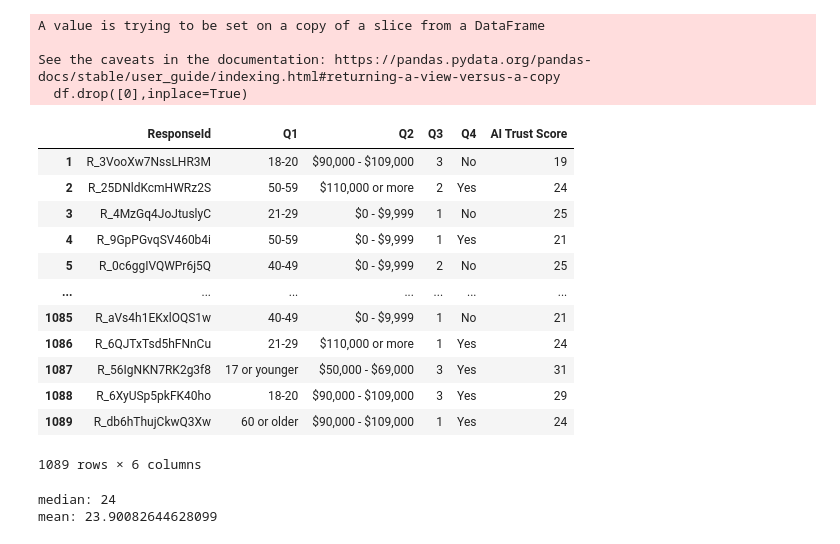
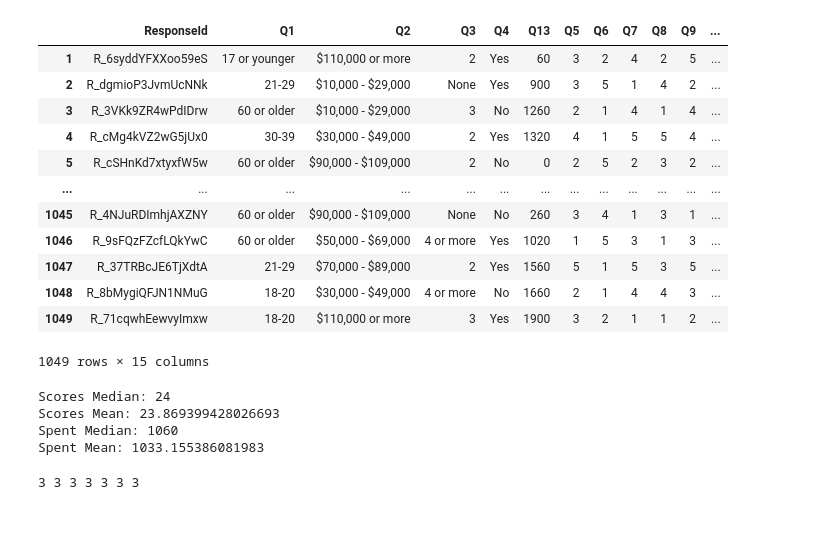
Before and after one commit to jacneeley/Customer_Trust_AI, a Jupyter notebook: data_analysis.ipynb, the cells around one changed output. Cells and saved outputs as stored; diff of their text form; code cells hidden in the pictures.

```diff
--- a/data_analysis.ipynb
+++ b/data_analysis.ipynb
@@ -23,39 +23,44 @@ df
 # %%
 #potential retained customers - customers that would make another purchase soon.
 
-
-final_cols = ['ResponseId','Q1','Q2','Q3','Q4','AI Trust Score']
-df = df[df.columns.intersection(final_cols)]
+# final_cols = ['ResponseId','Q1','Q2','Q3','Q4','Q13','AI Trust Score']
+# df = df[df.columns.intersection(final_cols)]
 
 df.reset_index(drop=True,inplace=True)
 
 df.drop([0],inplace=True)
 df
 # %% [output]
+|  | ResponseId | Q1 | Q2 | Q3 | Q4 | Q13 | Q5 | Q6 | Q7 | Q8 | Q9 | ... |
+| 1 | R_6syddYFXXoo59eS | 17 or younger | $110,000 or more | 2 | Yes | 60 | 3 | 2 | 4 | 2 | 5 | ... |
+| 2 | R_dgmioP3JvmUcNNk | 21-29 | $10,000 - $29,000 | None | Yes | 900 | 3 | 5 | 1 | 4 | 2 | ... |
+| 3 | R_3VKk9ZR4wPdIDrw | 60 or older | $10,000 - $29,000 | 3 | No | 1260 | 2 | 1 | 4 | 1 | 4 | ... |
+| 4 | R_cMg4kVZ2wG5jUx0 | 30-39 | $30,000 - $49,000 | 2 | Yes | 1320 | 4 | 1 | 5 | 5 | 4 | ... |
+| 5 | R_cSHnKd7xtyxfW5w | 60 or older | $90,000 - $109,000 | 2 | No | 0 | 2 | 5 | 2 | 3 | 2 | ... |
+| ... | ... | ... | ... | ... | ... | ... | ... | ... | ... | ... | ... | ... |
+| 1045 | R_4NJuRDImhjAXZNY | 60 or older | $90,000 - $109,000 | None | No | 260 | 3 | 4 | 1 | 3 | 1 | ... |
+| 1046 | R_9sFQzFZcfLQkYwC | 60 or older | $50,000 - $69,000 | 4 or more | Yes | 1020 | 1 | 5 | 3 | 1 | 3 | ... |
+| 1047 | R_37TRBcJE6TjXdtA | 21-29 | $70,000 - $89,000 | 2 | Yes | 1560 | 5 | 1 | 5 | 3 | 5 | ... |
+| 1048 | R_8bMygiQFJN1NMuG | 18-20 | $30,000 - $49,000 | 4 or more | No | 1660 | 2 | 1 | 4 | 4 | 3 | ... |
+| 1049 | R_71cqwhEewvyImxw | 18-20 | $110,000 or more | 3 | Yes | 1900 | 3 | 2 | 1 | 1 | 2 | ... |
-A value is trying to be set on a copy of a slice from a DataFrame
-
-See the caveats in the documentation: https://pandas.pydata.org/pandas-docs/stable/user_guide/indexing.html#returning-a-view-versus-a-copy
-  df.drop([0],inplace=True)
+1049 rows × 15 columns
-|  | ResponseId | Q1 | Q2 | Q3 | Q4 | AI Trust Score |
-| 1 | R_3VooXw7NssLHR3M | 18-20 | $90,000 - $109,000 | 3 | No | 19 |
-| 2 | R_25DNldKcmHWRz2S | 50-59 | $110,000 or more | 2 | Yes | 24 |
-| 3 | R_4MzGq4JoJtuslyC | 21-29 | $0 - $9,999 | 1 | No | 25 |
-| 4 | R_9GpPGvqSV460b4i | 50-59 | $0 - $9,999 | 1 | Yes | 21 |
-| 5 | R_0c6ggIVQWPr6j5Q | 40-49 | $0 - $9,999 | 2 | No | 25 |
-| ... | ... | ... | ... | ... | ... | ... |
-| 1085 | R_aVs4h1EKxlOQS1w | 40-49 | $0 - $9,999 | 1 | No | 21 |
-| 1086 | R_6QJTxTsd5hFNnCu | 21-29 | $110,000 or more | 1 | Yes | 24 |
-| 1087 | R_56IgNKN7RK2g3f8 | 17 or younger | $50,000 - $69,000 | 3 | Yes | 31 |
-| 1088 | R_6XyUSp5pkFK40ho | 18-20 | $90,000 - $109,000 | 3 | Yes | 29 |
-| 1089 | R_db6hThujCkwQ3Xw | 60 or older | $90,000 - $109,000 | 1 | Yes | 24 |
-1089 rows × 6 columns
 # %%
 #values appear to be normally distributed
 scores = [int(i) for i in df['AI Trust Score']]
-print('median:',stat.median(df['AI Trust Score']),'\nmean:',stat.mean(scores))
+spent = [int(i) for i in df['Q13']]
+print('Scores Median:',stat.median(df['AI Trust Score']),'\nScores Mean:',stat.mean(scores),
+      '\nSpent Median:',stat.median(df['Q13']), '\nSpent Mean:',stat.mean(spent))
 # %% [output]
-median: 24
-mean: 23.90082644628099
+Scores Median: 24
+Scores Mean: 23.869399428026693
+Spent Median: 1060
+Spent Mean: 1033.155386081983
+# %%
+print(stat.median(df['Q5']),stat.median(df['Q6']),stat.median(df['Q7']),
+      stat.median(df['Q8']),stat.median(df['Q10']),stat.median(df['Q11']),
+     stat.median(df['Q12']))
+# %% [output]
+3 3 3 3 3 3 3
 # %%
 incomes = [i.replace('$','') for i in df['Q2']]
 df['Q2'] = incomes
```
Also changed, not shown: parts of 7 cells of this notebook, 3 other files.
